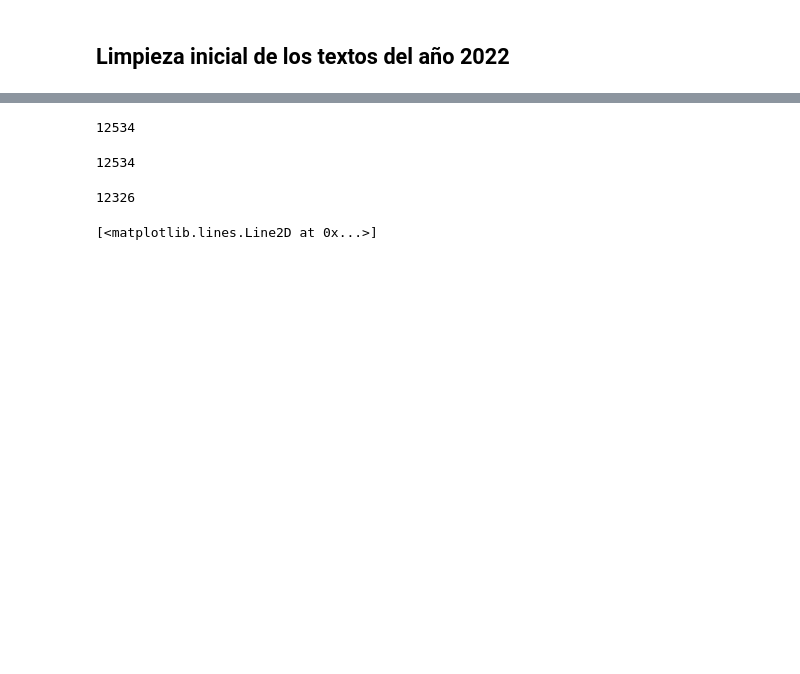
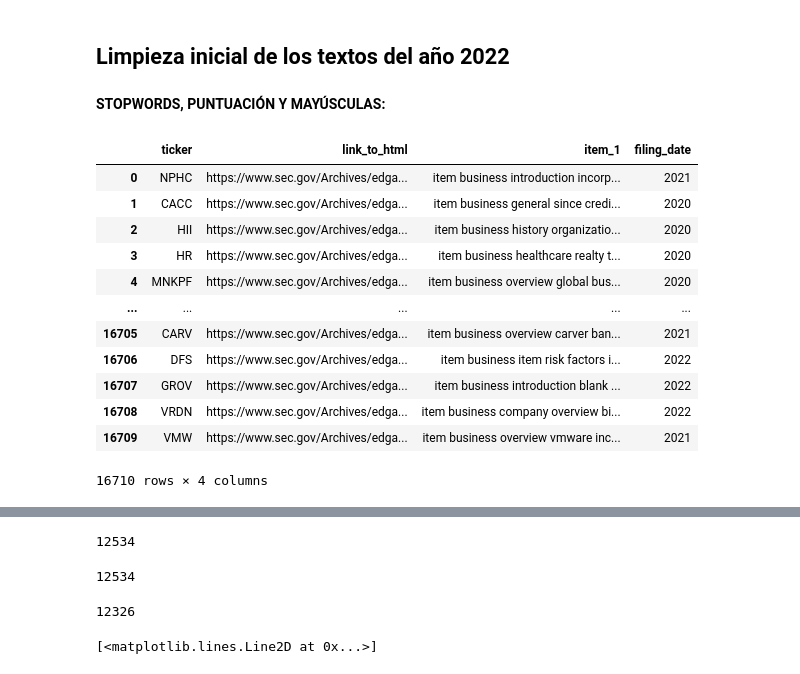
Before and after one commit to alfonso-santos/tfm, a Jupyter notebook: Data_Initial_Analysis.ipynb, the cells around one changed output, grey strips where cells are left out. Saved outputs shown, nothing was run; the diff lists cells and outputs as text; code cells hidden in the pictures; blank space fills up the shorter version.

```diff
--- a/Data_Initial_Analysis.ipynb
+++ b/Data_Initial_Analysis.ipynb
@@ -202,0 +192,2 @@ stop_words = set(stopwords.words('english'))
+# %% [markdown]
+**STOPWORDS, PUNTUACIÓN Y MAYÚSCULAS:**
@@ -203,2 +257,20 @@ stop_words = set(stopwords.words('english'))
+# %%
+# 20s
+clean_2022 = raw_data.copy()
+clean_2022.item_1 = limpieza_basica(clean_2022.item_1)
 # %%
-clean_2022 = raw_2022.copy()
+clean_2022
+# %% [output]
+|  | ticker | link_to_html | item_1 | filing_date |
+| 0 | NPHC | https://www.sec.gov/Archives/edga... | item business introduction incorp... | 2021 |
+| 1 | CACC | https://www.sec.gov/Archives/edga... | item business general since credi... | 2020 |
+| 2 | HII | https://www.sec.gov/Archives/edga... | item business history organizatio... | 2020 |
+| 3 | HR | https://www.sec.gov/Archives/edga... | item business healthcare realty t... | 2020 |
+| 4 | MNKPF | https://www.sec.gov/Archives/edga... | item business overview global bus... | 2020 |
+| ... | ... | ... | ... | ... |
+| 16705 | CARV | https://www.sec.gov/Archives/edga... | item business overview carver ban... | 2021 |
+| 16706 | DFS | https://www.sec.gov/Archives/edga... | item business item risk factors i... | 2022 |
+| 16707 | GROV | https://www.sec.gov/Archives/edga... | item business introduction blank ... | 2022 |
+| 16708 | VRDN | https://www.sec.gov/Archives/edga... | item business company overview bi... | 2022 |
+| 16709 | VMW | https://www.sec.gov/Archives/edga... | item business overview vmware inc... | 2021 |
+16710 rows × 4 columns
```
Also changed, not shown: parts of 30 cells of this notebook.
